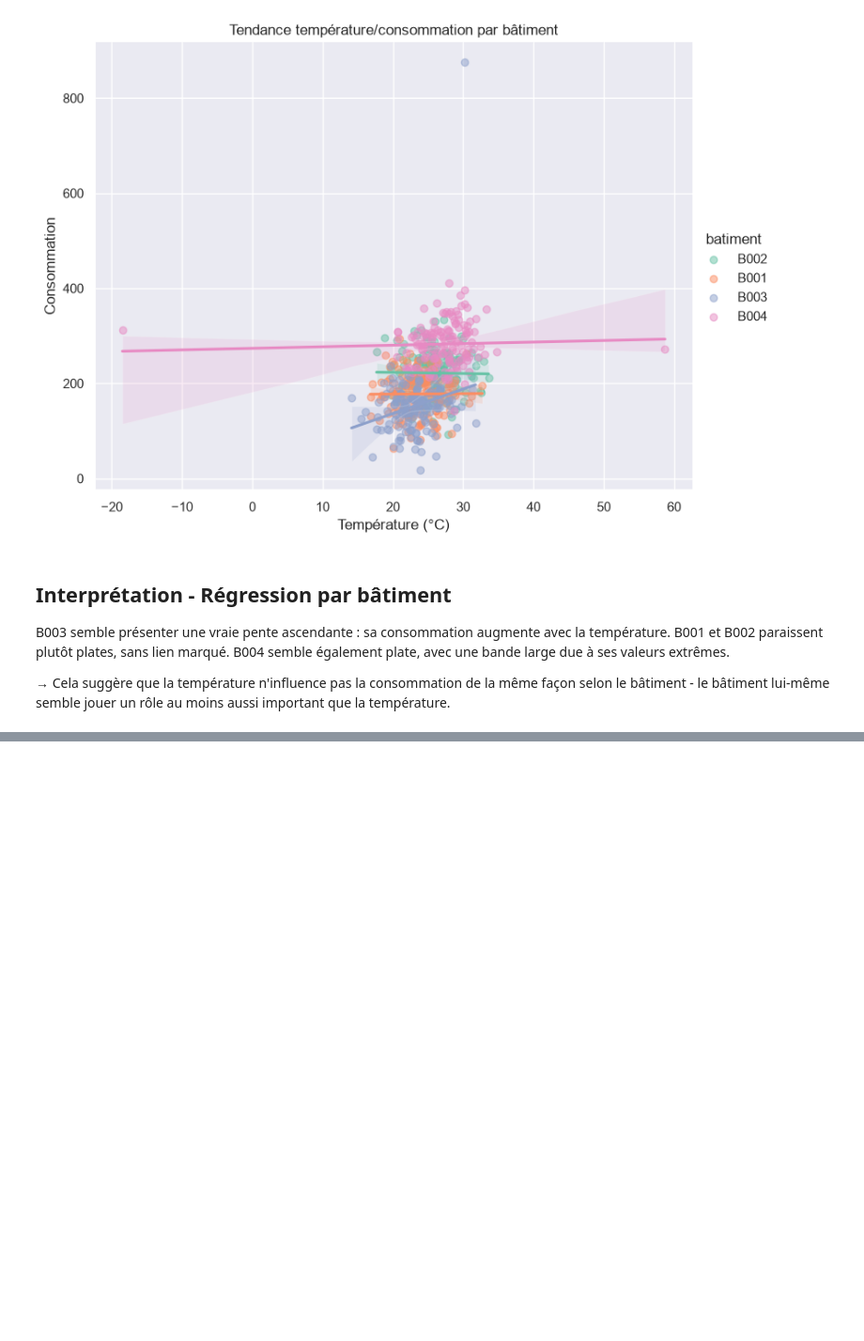
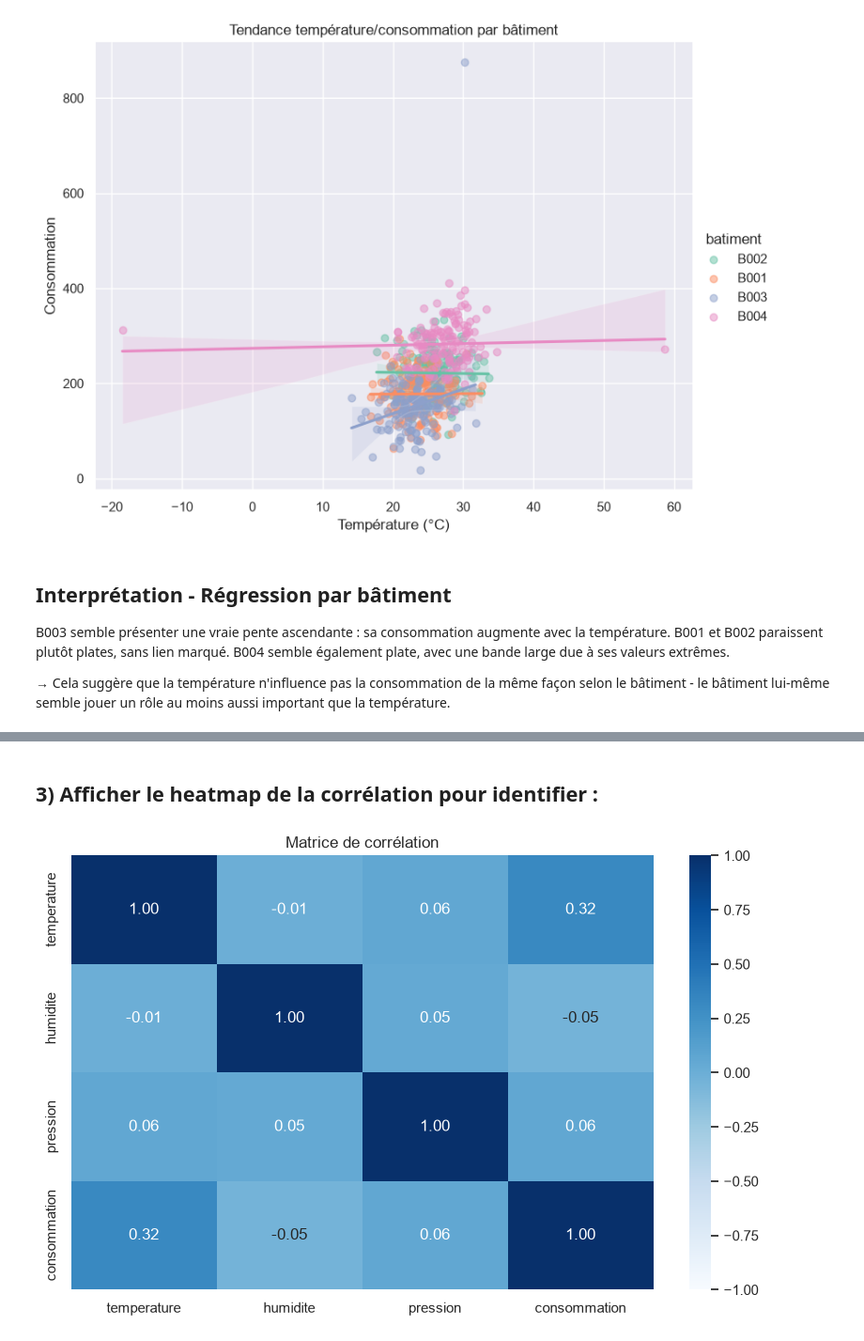
Before and after one commit to Mayra-99/atelier_seaborn_iot, a Jupyter notebook: notebooks/atelier_seaborn_iot.ipynb, the cells around one changed output, grey strips where cells are left out. Shown at 94% size. Cells and saved outputs as stored; diff of their text form; code cells hidden in the pictures; blank space fills up the shorter version.

Commit message:
Partie 9 : matrice de correlation avec pandas et heatmap

```diff
--- a/notebooks/atelier_seaborn_iot.ipynb
+++ b/notebooks/atelier_seaborn_iot.ipynb
@@ -428,0 +440,2 @@ que la température.
+# %%
+correlations = df[["temperature", "humidite", "pression", "consommation"]].corr()
@@ -428,0 +452,9 @@ que la température.
+# %% [markdown]
+## 3) Afficher le heatmap de la corrélation pour identifier :
+# %%
+plt.figure(figsize=(10, 6))
+sns.heatmap(correlations, annot=True, cmap="Blues",vmin=-1, vmax=1 ,center=0, fmt=".2f")
+plt.title("Matrice de corrélation")
+plt.show()
+# %% [output]
+[figure, added]
```
Also changed, not shown: parts of 5 cells of this notebook.
